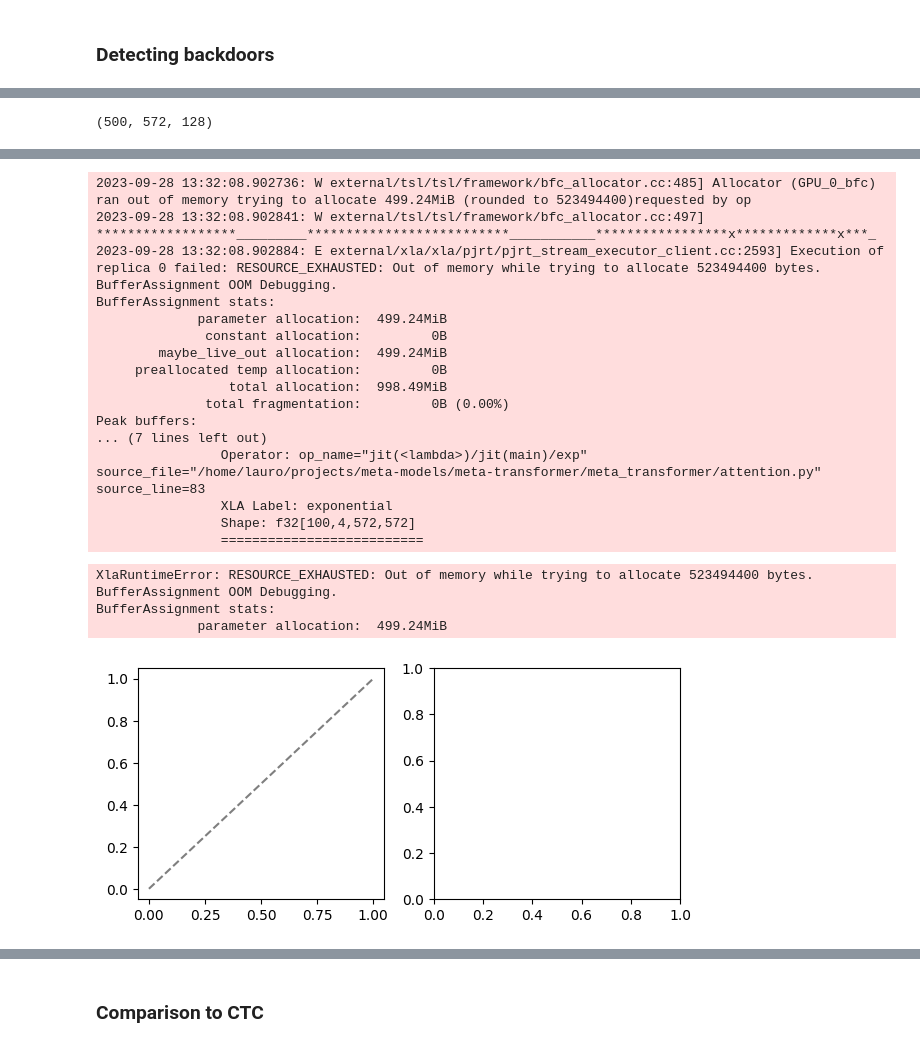
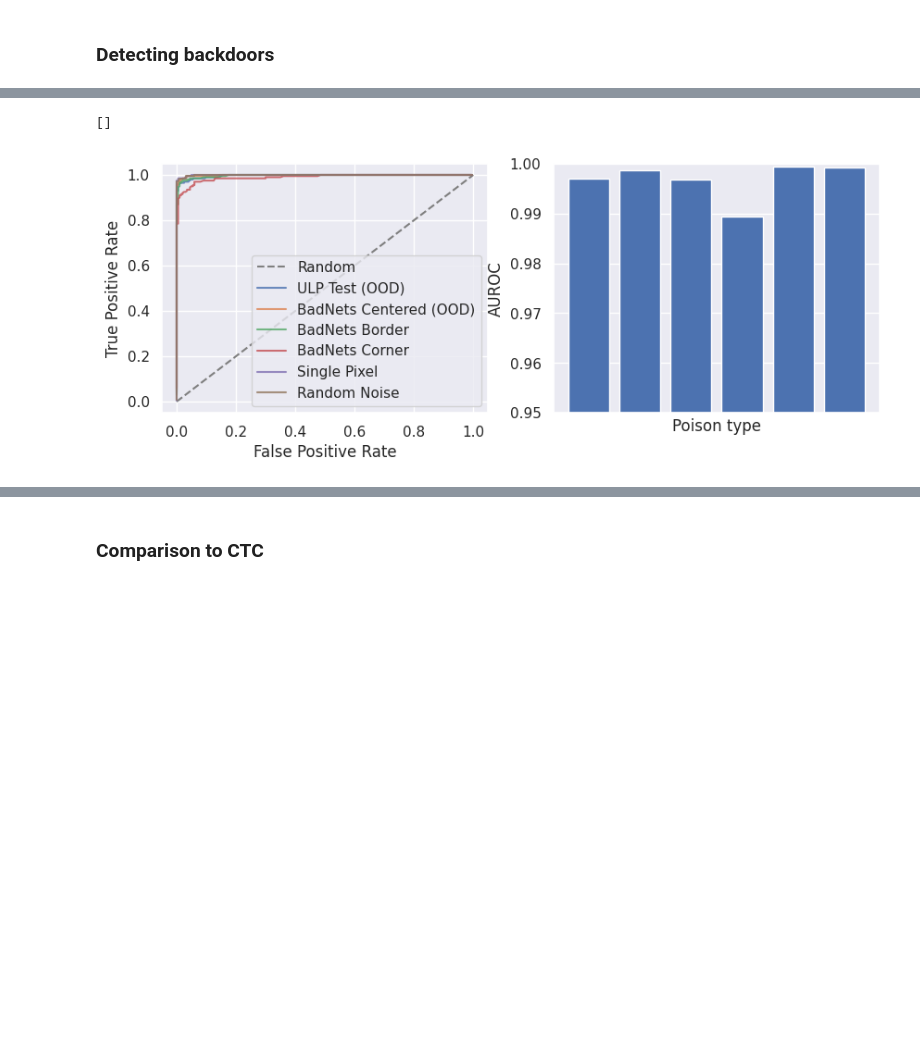
Before and after one commit to langosco/meta-transformer, a Jupyter notebook: notebooks/paper-plots.ipynb, the cells around one changed output, grey strips where cells are left out. Cells and saved outputs as stored; diff of their text form; code cells hidden in the pictures; blank space fills up the shorter version.

Commit message:
change default args in experiments/ and add paper plots

```diff
--- a/notebooks/paper-plots.ipynb
+++ b/notebooks/paper-plots.ipynb
@@ -83,7 +88,3 @@ clean.shape
-# %%
-backdoored["center_pattern_ood"].shape
-# %% [output]
-(500, 572, 128)
 # %%
 checkpointer = orbax.checkpoint.Checkpointer(orbax.checkpoint.PyTreeCheckpointHandler())
 hpc_checkpoint_dir = output_dir + "/hpc-mm-checkpoints"
@@ -121,13 +122,26 @@ def restore_mm(poison_type):
     model = MetaModelClassifier(**model_config)
     return model, params
 # %%
-def get_rates(poison_type):
-    """Get false positive and true positive rates for a range of thresholds."""
+def get_logits(poison_type):
     model, params = restore_mm(poison_type)
     logits_on_clean, _ = model.apply({"params": params}, clean)
     logits_on_backdoored, _ = model.apply({"params": params}, backdoored[poison_type])
+    return logits_on_clean, logits_on_backdoored
 
+
+def roc_from_logits(logits_on_clean, logits_on_poisoned) -> float:
+    all_logits = np.concatenate([logits_on_clean, logits_on_poisoned])
+    labels = np.concatenate([np.zeros_like(logits_on_clean), np.ones_like(logits_on_poisoned)])
+    return roc_auc_score(labels, all_logits)
+
+
+def get_rates(poison_type):
+    """Get false positive and true positive rates for a range of thresholds."""
+    logits_on_clean, logits_on_backdoored = get_logits(poison_type)
     all_logits = np.concatenate([logits_on_clean, logits_on_backdoored])
+    labels = np.concatenate([np.zeros_like(logits_on_clean), np.ones_like(logits_on_backdoored)])
+    roc = roc_auc_score(labels, all_logits)
+
     tmin, tmax = all_logits.min(), all_logits.max()
     print("clean logits range:", logits_on_clean.min(), logits_on_clean.max())
     print("backdoored logits range:", logits_on_backdoored.min(), logits_on_backdoored.max())
@@ -138,9 +152,9 @@ def get_rates(poison_type):
     for t in thresholds:
         fpr[t] = np.mean((logits_on_clean > t) == 1)
         tpr[t] = np.mean((logits_on_backdoored > t) == 1)
-    return fpr, tpr
+    return fpr, tpr, roc
 # %%
-fig, axs = plt.subplots(1, 2, figsize=(7, 3))
+fig, axs = plt.subplots(1, 2, figsize=(10, 3.5))
 
 ax = axs[0]
 ax.plot([0, 1], [0, 1], '--', label="Random", color="tab:grey")
@@ -148,9 +162,21 @@ ax.plot([0, 1], [0, 1], '--', label="Random", color="tab:grey")
 ROC_ALPHA = 0.8
 
 
+reported_rocs = {
+    "mns_oneclass_simple_pattern": 0.6399,
+    "mns_jumbo_simple_pattern": 0.9195,
+    "mns_oneclass_random_noise": 0.7377,
+    "mns_jumbo_random_noise": 0.9545,
+    "ulp": 1.0,
+}
+
+
+
+rocs = {}
 for ptype in POISON_TYPES:
-    fpr, tpr = get_rates(ptype)
-    ax.plot(fpr.values(), tpr.values(), label=ptype[:10], alpha=ROC_ALPHA)
+    fpr, tpr, roc = get_rates(ptype)
+    rocs[ptype] = roc
+    ax.plot(fpr.values(), tpr.values(), label=PLOT_NAMES[ptype], alpha=ROC_ALPHA)
 
 ax.set_xlabel("False Positive Rate")
 ax.set_ylabel("True Positive Rate")
@@ -159,14 +185,16 @@ ax.set_ylabel("True Positive Rate")
 ax.legend()
 
 ax = axs[1]
-ax.plot()
+ax.bar(range(len(rocs)), rocs.values())
 ax.set_ylabel("AUROC")
 ax.set_xlabel("Poison type")
-ax.set_ylim((0, 1))
-ax.set_xticklabels([""])
+ax.set_ylim((0.95, 1))
+ax.set_xticklabels([])
 ax.set_xticks([])
+#ax.set_xticklabels(PLOT_NAMES.values(), rotation=90)
+#ax.set_xticks(range(len(POISON_TYPES)))
 
-plt.tight_layout()
-plt.savefig(figdir + "backdoors_roc.pdf", bbox_inches="tight")
+#plt.tight_layout()
+#plt.savefig(figdir + "backdoors_roc.pdf", bbox_inches="tight")
 # %% [output]
 Restoring from /home/lauro/projects/meta-models/meta-transformer/outputs/hpc-mm-checkpoints/random_border_pos_pattern
@@ -173,22 +218,2 @@ Restoring from /home/lauro/projects/meta-models/meta-transformer/outputs/hpc-mm-
-2023-09-28 13:32:08.902736: W external/tsl/tsl/framework/bfc_allocator.cc:485] Allocator (GPU_0_bfc) ran out of memory trying to allocate 499.24MiB (rounded to 523494400)requested by op
-2023-09-28 13:32:08.902841: W external/tsl/tsl/framework/bfc_allocator.cc:497] ******************_________**************************___________*****************x*************x***_
-2023-09-28 13:32:08.902884: E external/xla/xla/pjrt/pjrt_stream_executor_client.cc:2593] Execution of replica 0 failed: RESOURCE_EXHAUSTED: Out of memory while trying to allocate 523494400 bytes.
-BufferAssignment OOM Debugging.
-BufferAssignment stats:
-             parameter allocation:  499.24MiB
-              constant allocation:         0B
-        maybe_live_out allocation:  499.24MiB
-     preallocated temp allocation:         0B
-                 total allocation:  998.49MiB
-              total fragmentation:         0B (0.00%)
-Peak buffers:
-... (7 lines left out)
-                Operator: op_name="jit(<lambda>)/jit(main)/exp" source_file="/home/lauro/projects/meta-models/meta-transformer/meta_transformer/attention.py" source_line=83
-                XLA Label: exponential
-                Shape: f32[100,4,572,572]
-                ==========================
+[]
-XlaRuntimeError: RESOURCE_EXHAUSTED: Out of memory while trying to allocate 523494400 bytes.
-BufferAssignment OOM Debugging.
-BufferAssignment stats:
-             parameter allocation:  499.24MiB
-[figure, old version]
+[figure, new version]
```
Also changed, not shown: parts of 13 cells of this notebook, 2 other files.
